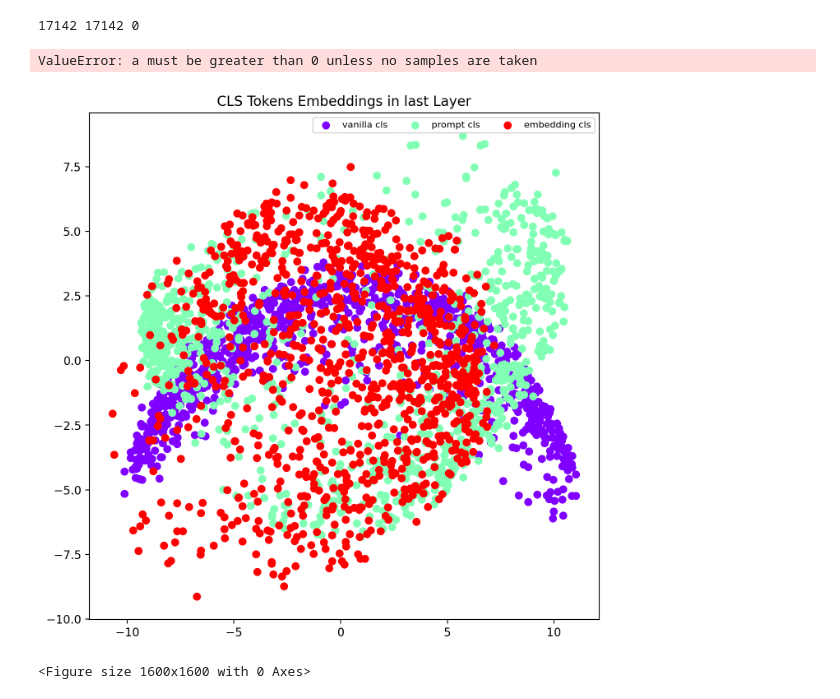
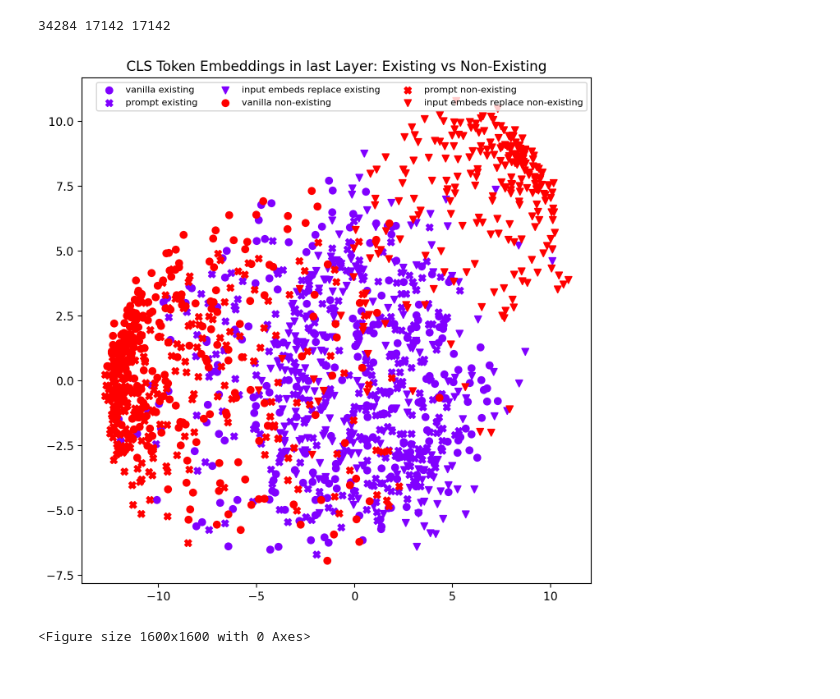
Before and after one commit to AhmadHAW/Hauptprojekt, a Jupyter notebook: hidden_states.ipynb, the cells around one changed output. Cells and saved outputs as stored; diff of their text form; code cells hidden in the pictures.

```diff
--- a/hidden_states.ipynb
+++ b/hidden_states.ipynb
@@ -11,6 +11,7 @@ exp.plot_cls_embeddings(samples=1000, save_path="./images/cls_token_embeddings.p
 <Figure size 1600x1600 with 0 Axes>
 # %%
-# exp.plot_cls_true_vs_non_true(samples=50, split="val")
+exp.plot_cls_true_vs_non_true(samples=250, split="val")
 # %% [output]
-17142 17142 0
+34284 17142 17142
+[figure, added]
-ValueError: a must be greater than 0 unless no samples are taken
+<Figure size 1600x1600 with 0 Axes>
@@ -105,5 +17,0 @@ hidden_state_plotter = HiddenStatesPlotter(
-# %%
-hidden_state_plotter.plot_cls_embeddings(samples=1000, split="val")
-# %% [output]
-[figure, removed]
-<Figure size 1600x1600 with 0 Axes>
```
Also changed, not shown: parts of 8 cells of this notebook, 33 other files.
